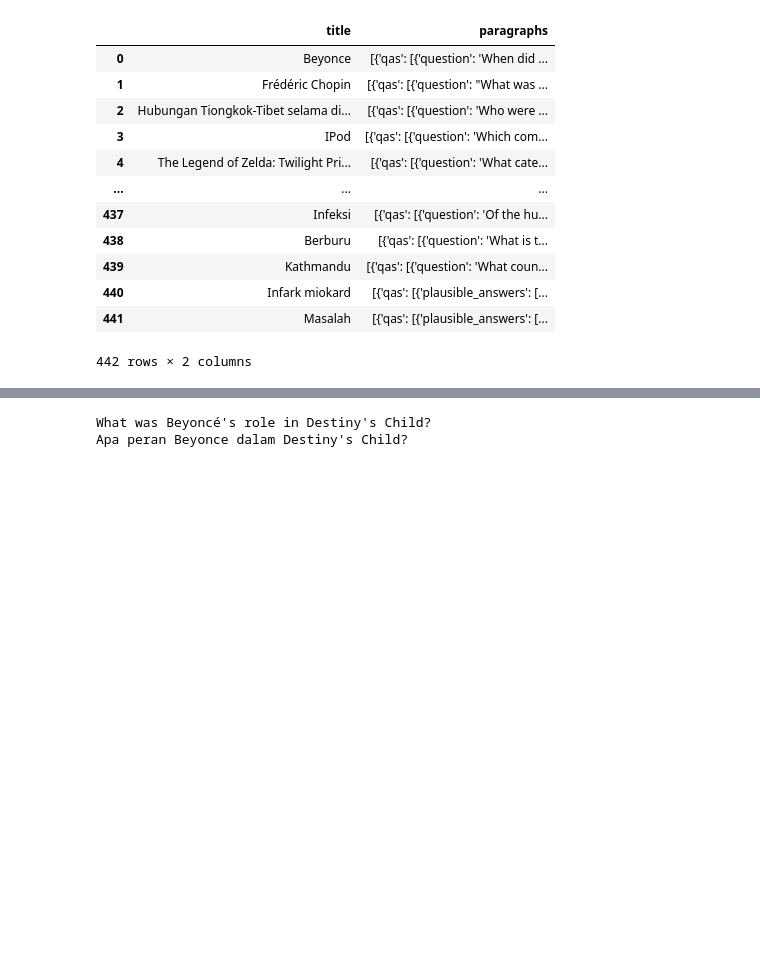
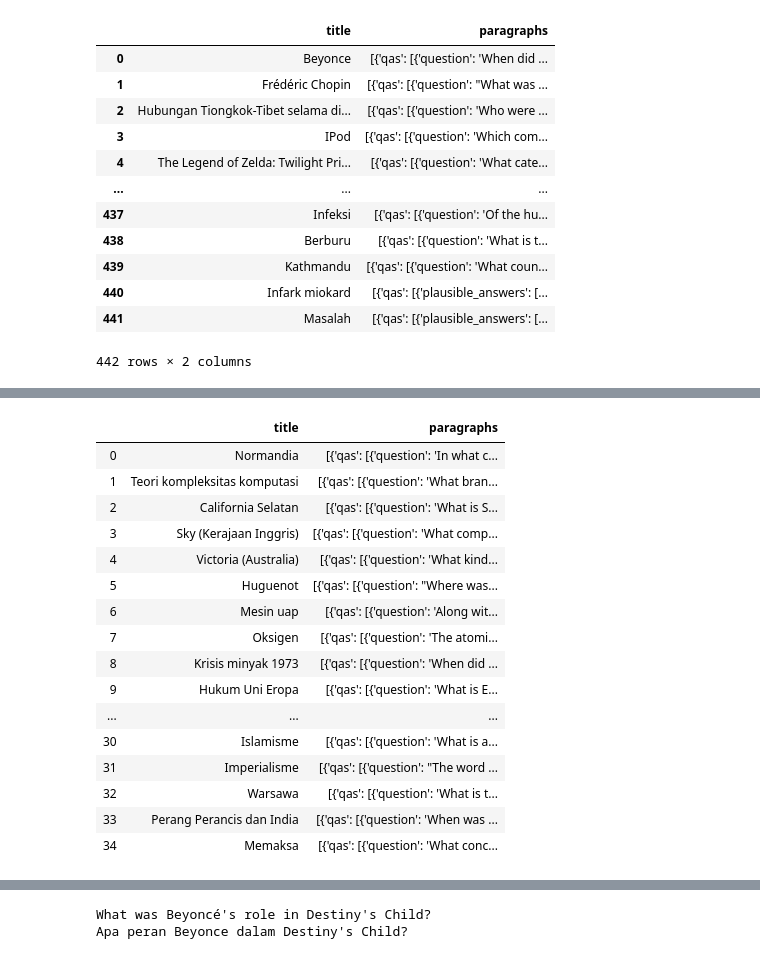
Before and after one commit to FerdiantJoshua/question-generator, a Jupyter notebook: Translate_SQuAD_v2_0.ipynb, the cells around one changed output, grey strips where cells are left out. Cells and saved outputs as stored; diff of their text form; code cells hidden in the pictures; blank space fills up the shorter version.

```diff
--- a/Translate_SQuAD_v2_0.ipynb
+++ b/Translate_SQuAD_v2_0.ipynb
@@ -60,11 +70,11 @@ def replace_underscore_with_space(text):
 
 df_squad['title'] = df_squad['title'].apply(unquote)
 df_squad['title'] = df_squad['title'].apply(replace_underscore_with_space)
-# for title in df_squad.title:
-  # print(title)
+df_squad['paragraphs'] = df_squad['paragraphs'].apply(html.unescape)
 
-df_squad['paragraphs'] = df_squad['paragraphs'].apply(html.unescape)
-# df_squad['paragraphs']
+df_squad_dev['title'] = df_squad_dev['title'].apply(unquote)
+df_squad_dev['title'] = df_squad_dev['title'].apply(replace_underscore_with_space)
+df_squad_dev['paragraphs'] = df_squad_dev['paragraphs'].apply(html.unescape)
 # %%
 chosen_idx = 0
 paragraphs = df_squad['paragraphs'][chosen_idx]
@@ -140,6 +164,8 @@
 # %% [markdown]
 # Translate
 # %%
+from google.cloud import translate_v2 as translate
+
 client = translate.Client()
 def translate_to_id(text):
-    return html.unescape(client.translate(text, 'id')['translatedText'])
+    return html.unescape(client.translate(text, target_language='id', source_language='en')['translatedText'])
@@ -150,4 +172,5 @@ df_chopin_context_0
 # %%
 df_squad_translated = df_squad.copy()
+df_squad_dev_translated = df_squad_dev.copy()
 # %%
 df_squad_translated['title'] = df_squad_translated['title'].apply(translate_to_id)
@@ -223,0 +193,22 @@ translator = Translator.translator(src='en', dest='id')
+# %%
+df_squad_dev_translated['title'] = df_squad_dev_translated['title'].apply(translate_to_id)
+print(df_squad_dev_translated.shape)
+df_squad_dev_translated.head()
+# %% [output]
+|  | title | paragraphs |
+| 0 | Normandia | [{'qas': [{'question': 'In what c... |
+| 1 | Teori kompleksitas komputasi | [{'qas': [{'question': 'What bran... |
+| 2 | California Selatan | [{'qas': [{'question': 'What is S... |
+| 3 | Sky (Kerajaan Inggris) | [{'qas': [{'question': 'What comp... |
+| 4 | Victoria (Australia) | [{'qas': [{'question': 'What kind... |
+| 5 | Huguenot | [{'qas': [{'question': "Where was... |
+| 6 | Mesin uap | [{'qas': [{'question': 'Along wit... |
+| 7 | Oksigen | [{'qas': [{'question': 'The atomi... |
+| 8 | Krisis minyak 1973 | [{'qas': [{'question': 'When did ... |
+| 9 | Hukum Uni Eropa | [{'qas': [{'question': 'What is E... |
+| ... | ... | ... |
+| 30 | Islamisme | [{'qas': [{'question': 'What is a... |
+| 31 | Imperialisme | [{'qas': [{'question': "The word ... |
+| 32 | Warsawa | [{'qas': [{'question': 'What is t... |
+| 33 | Perang Perancis dan India | [{'qas': [{'question': 'When was ... |
+| 34 | Memaksa | [{'qas': [{'question': 'What conc... |
```
Also changed, not shown: parts of 17 cells of this notebook.
